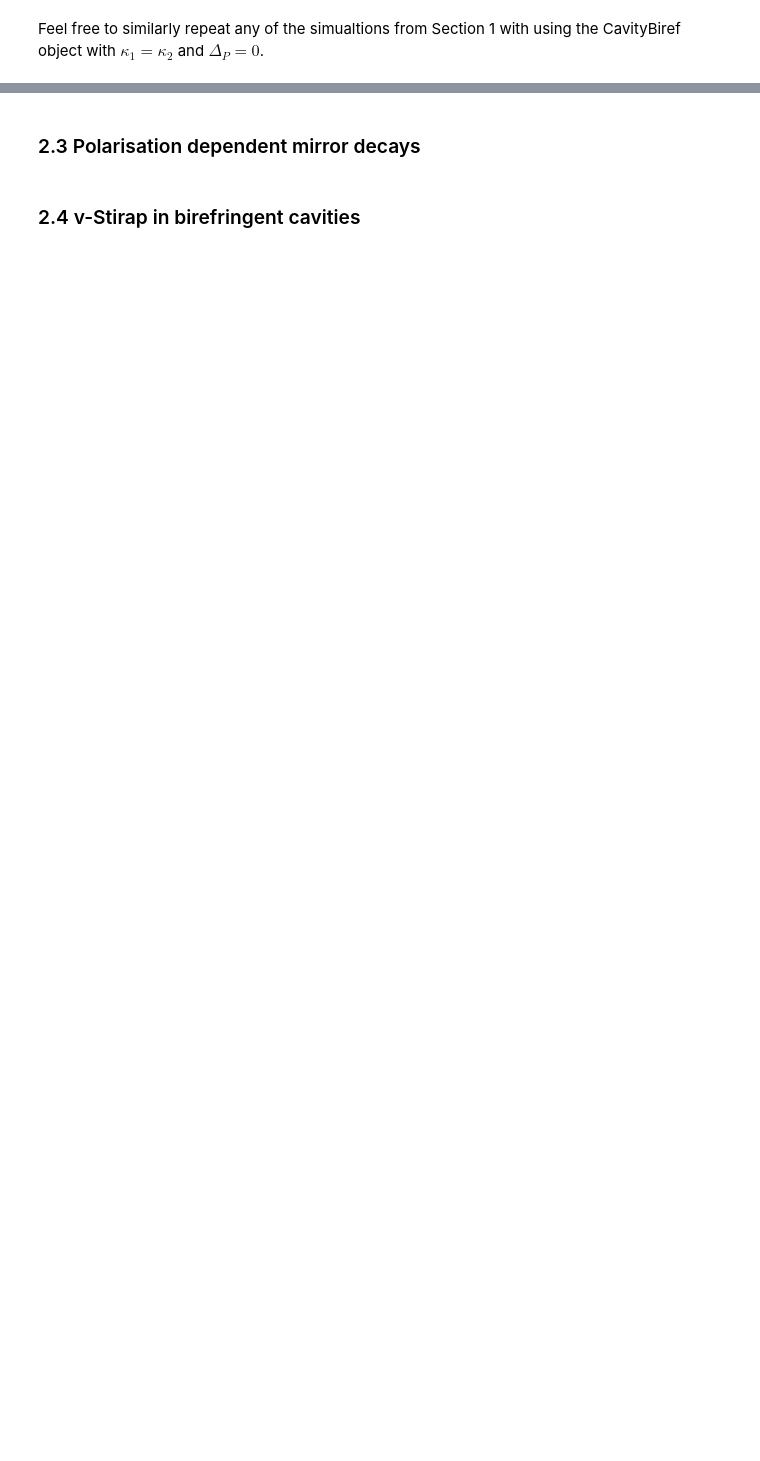
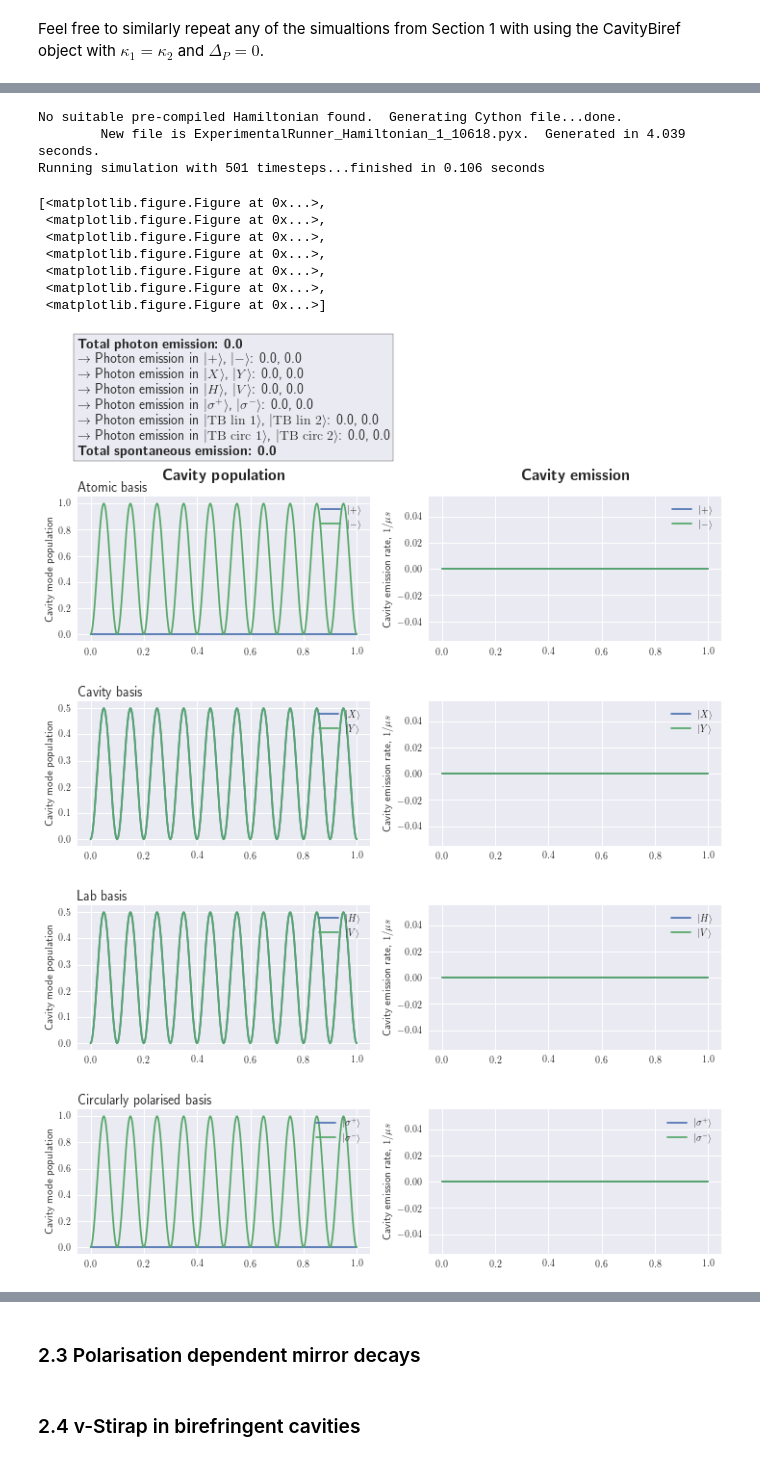
Before and after one commit to tomdbar/rb-cqed, a Jupyter notebook: notebooks-bulk/vStirap-runner-demos/2-birefringent-cavity.ipynb, the cells around one changed output, grey strips where cells are left out. Saved outputs shown, nothing was run; the diff lists cells and outputs as text; code cells hidden in the pictures; blank space fills up the shorter version.

```diff
--- a/notebooks-bulk/vStirap-runner-demos/2-birefringent-cavity.ipynb
+++ b/notebooks-bulk/vStirap-runner-demos/2-birefringent-cavity.ipynb
@@ -98,0 +111,48 @@ Feel free to similarly repeat any of the simualtions from Section 1 with using t
+# %%
+atom4lvl = Atom4lvl(gamma=0.0* 2*np.pi)
+cav = CavityBiref(g = 5 * 2.*np.pi,
+                  kappa1 = 0.0 * 2.*np.pi,
+                  kappa2 = 0.0 * 2.*np.pi)
+
+cavity_coupling = CavityCoupling(g0=cav.g,
+                                 g='gP', x='x',
+                                 deltaC = 0 * 2*np.pi,
+                                 deltaM=[1,-1],
+                                 couple_off_resonance=False)
+
+runner = ExperimentalRunner(atom=atom4lvl,
+                            cavity=cav,
+                            laser_couplings=[],
+                            cavity_couplings=cavity_coupling,
+                            verbose=True)
+
+psi0 = runner.ket('x',0, 0)
+t_length = 1
+n_steps = 501
+
+results = runner.run(psi0, t_length, n_steps)
+
+results.plot(atom_states=['gP','x'], pol_bases=['atom','cavity','linear','circ',
+                                                # Custom linear basis
+                                                [np.sqrt(1 / 2) * np.matrix([[1,0],[0,1]]),
+                                                 'TB\'s custom linear basis',
+                                                 ['\mathrm{TB\ lin\ 1}','\mathrm{TB\ lin\ 2}']],
+                                                # Custom circular basis
+                                                [np.sqrt(1 / 2) * np.matrix([[1,i],[i,1]]),
+                                                 'TB\'s custom circ basis',
+                                                 ['$\mathrm{TB\ circ\ 1}$','$\mathrm{TB\ circ\ 2}$']] ] )
+# %% [output]
+No suitable pre-compiled Hamiltonian found.  Generating Cython file...done.
+        New file is ExperimentalRunner_Hamiltonian_1_10618.pyx.  Generated in 4.039 seconds.
+Running simulation with 501 timesteps...finished in 0.106 seconds
+[<matplotlib.figure.Figure at 0x...>,
+ <matplotlib.figure.Figure at 0x...>,
+ <matplotlib.figure.Figure at 0x...>,
+ <matplotlib.figure.Figure at 0x...>,
+ <matplotlib.figure.Figure at 0x...>,
+ <matplotlib.figure.Figure at 0x...>,
+ <matplotlib.figure.Figure at 0x...>]
+[figure, added]
+[figure, added]
+[figure, added]
+[figure, added]
```
Also changed, not shown: parts of 24 cells of this notebook, 2 other files.
